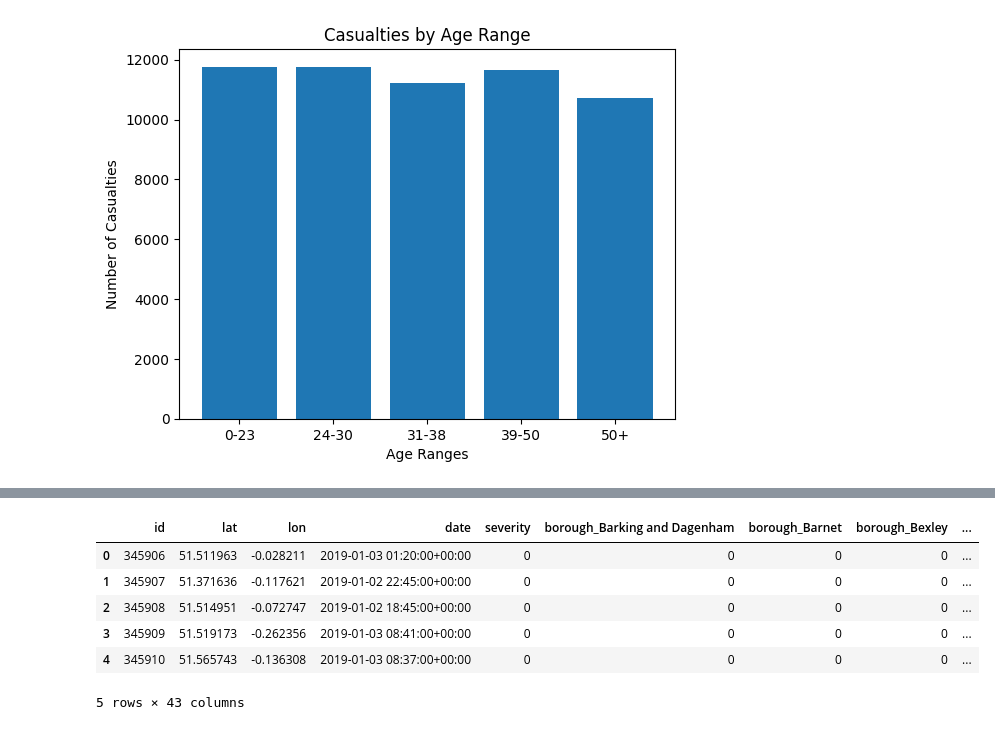
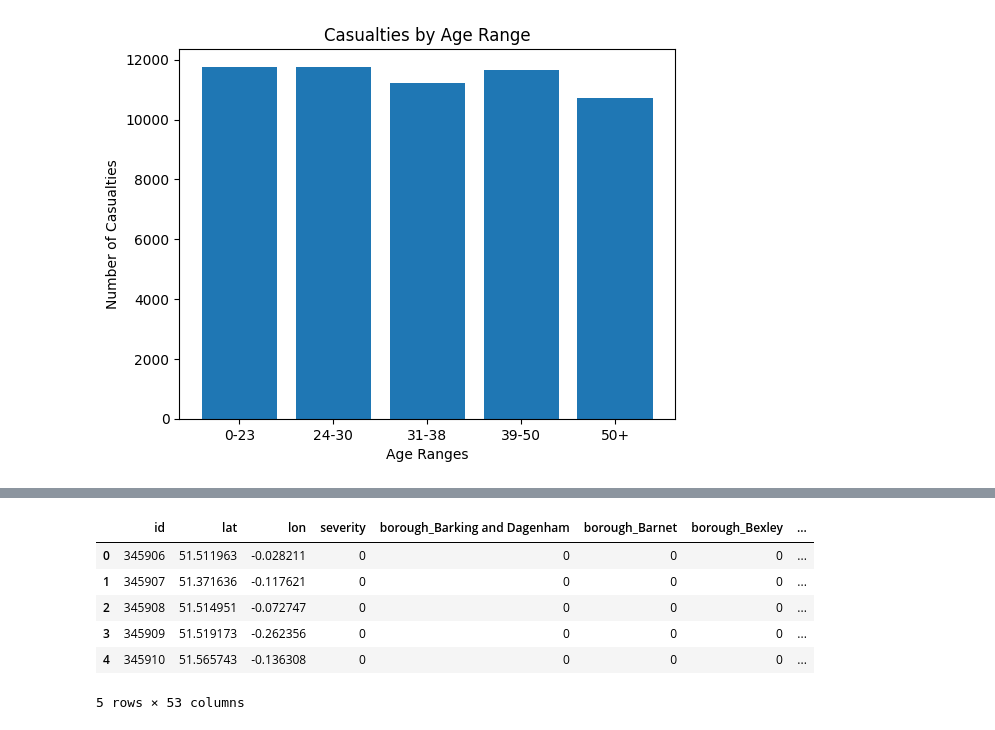
Before and after one commit to asalazar18s/TfL-accidents-dataset-analysis, a Jupyter notebook: Final/Data_Preprocessing.ipynb, the cells around one changed output, grey strips where cells are left out. Cells and saved outputs as stored; diff of their text form; code cells hidden in the pictures.

Commit message:
Fixed Data_preprocessing: restored day_of_the_week, time_of_day and month. Fixed merging of df_vehicles

```diff
--- a/Final/Data_Preprocessing.ipynb
+++ b/Final/Data_Preprocessing.ipynb
@@ -229,3 +229,9 @@ age_range_counts.head()
 age_range_counts.to_csv('dataframes/age_range_counts_to_merge.csv', index=False)
 # Merge the counts back to the original DataFrame
 # df_with_age_ranges = df.merge(age_range_counts, on='id', how='left')
+# %%
+# Time of day Pre Processing
+df['date'] = pd.to_datetime(df['date'])
+# df_main['date'].dt.hour.plot.hist(bins=24, color='skyblue', edgecolor='black', alpha=0.7)
+df['time_of_day'], bins = pd.cut(df['date'].dt.hour, bins=[0, 6, 12, 18, 24] , labels=['Night', 'Morning', 'Afternoon', 'Evening'], right=False, retbins=True)
+print(bins)
@@ -231,0 +240,10 @@ age_range_counts.to_csv('dataframes/age_range_counts_to_merge.csv', index=False)
+# %%
+# Encode time_of_day to OHE
+time_of_day_encoded = pd.get_dummies(df['time_of_day'], prefix='time_of_day', dtype=int)
+df = pd.concat([df, time_of_day_encoded], axis=1)
+df.drop('time_of_day', axis=1, inplace=True)
+# %%
+df['month'] = df['date'].dt.month
+# %%
+df['day_of_week'] = df['date'].dt.day_name()
+df['day_of_week'] = df['day_of_week'].map({'Monday':0, 'Tuesday':1, 'Wednesday': 2, 'Thursday':3, 'Friday':4, 'Saturday':5, 'Sunday':6})
@@ -232,13 +259,14 @@ age_range_counts.to_csv('dataframes/age_range_counts_to_merge.csv', index=False)
 # %%
 df.drop(["casualties", "vehicles"],axis=1, inplace=True)
+df.drop(["date"], axis=1, inplace=True)
 df_merged = df.merge(df_vehicles, on='id', how='left')
-df_merged = df.merge(age_range_counts, on='id', how='left')
+df_merged = df_merged.merge(age_range_counts, on='id', how='left')
 df_merged.head()
 # %% [output]
-|  | id | lat | lon | date | severity | borough_Barking and Dagenham | borough_Barnet | borough_Bexley | ... |
-| 0 | 345906 | 51.511963 | -0.028211 | 2019-01-03 01:20:00+00:00 | 0 | 0 | 0 | 0 | ... |
-| 1 | 345907 | 51.371636 | -0.117621 | 2019-01-02 22:45:00+00:00 | 0 | 0 | 0 | 0 | ... |
-| 2 | 345908 | 51.514951 | -0.072747 | 2019-01-02 18:45:00+00:00 | 0 | 0 | 0 | 0 | ... |
-| 3 | 345909 | 51.519173 | -0.262356 | 2019-01-03 08:41:00+00:00 | 0 | 0 | 0 | 0 | ... |
-| 4 | 345910 | 51.565743 | -0.136308 | 2019-01-03 08:37:00+00:00 | 0 | 0 | 0 | 0 | ... |
+|  | id | lat | lon | severity | borough_Barking and Dagenham | borough_Barnet | borough_Bexley | ... |
+| 0 | 345906 | 51.511963 | -0.028211 | 0 | 0 | 0 | 0 | ... |
+| 1 | 345907 | 51.371636 | -0.117621 | 0 | 0 | 0 | 0 | ... |
+| 2 | 345908 | 51.514951 | -0.072747 | 0 | 0 | 0 | 0 | ... |
+| 3 | 345909 | 51.519173 | -0.262356 | 0 | 0 | 0 | 0 | ... |
+| 4 | 345910 | 51.565743 | -0.136308 | 0 | 0 | 0 | 0 | ... |
-5 rows × 43 columns
+5 rows × 53 columns
```
Also changed, not shown: parts of 4 cells of this notebook, 2 other files.
